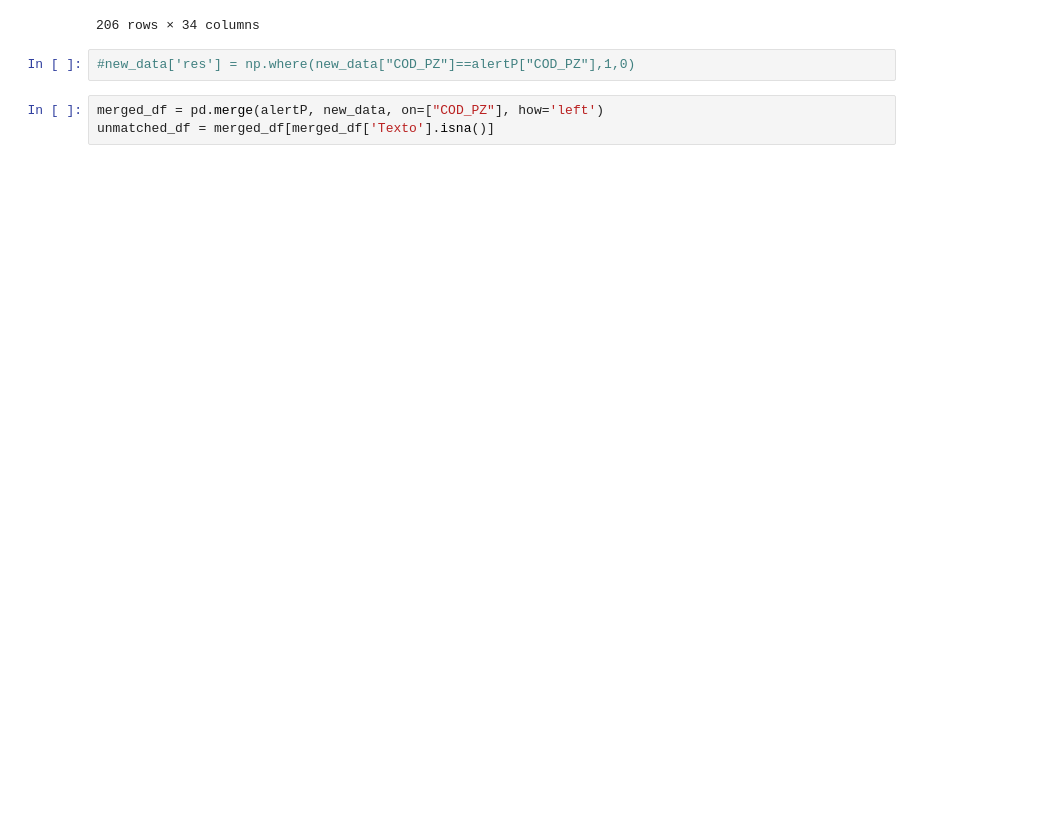
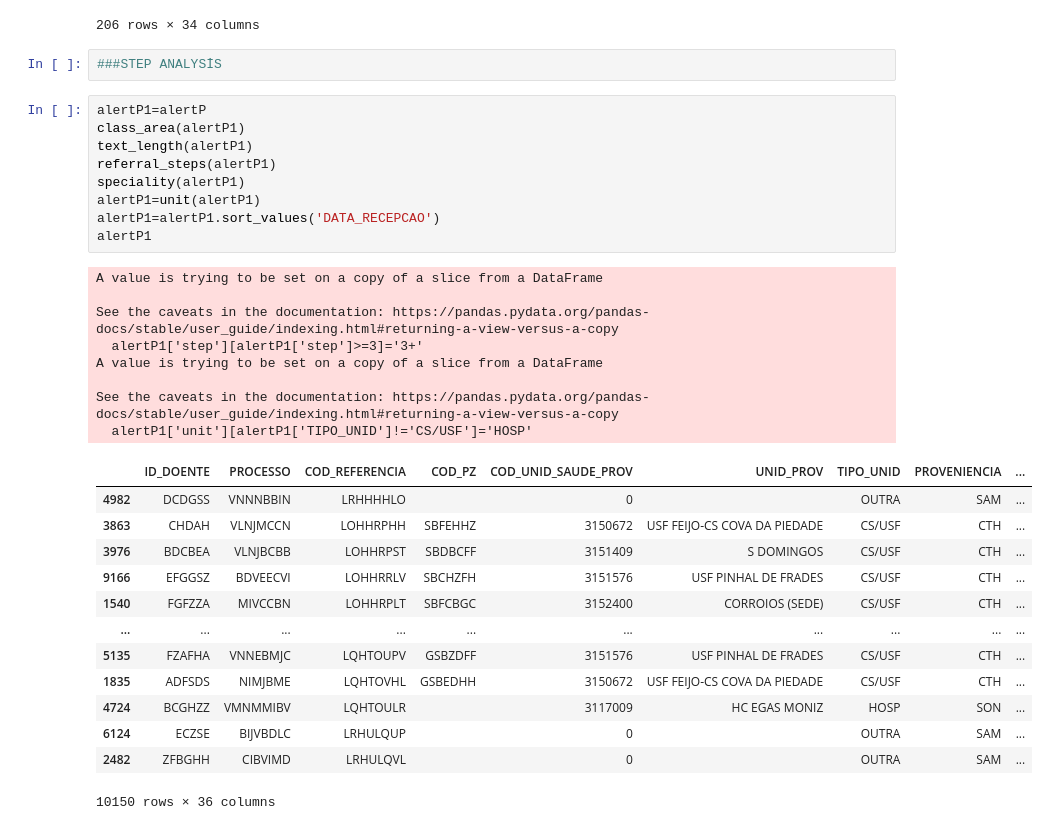
Before and after one commit to Data-Science-Knowledge-Center-Nova-SBE/PBL-HGO, a Jupyter notebook: merge_utku.ipynb, the cells around one changed output. Cells and saved outputs as stored; diff of their text form; blank space fills up the shorter version.

```diff
--- a/merge_utku.ipynb
+++ b/merge_utku.ipynb
@@ -149,8 +125,36 @@ merged_df[indexes]
 | 359 | FDCCBE | LLCLLBB | LSHPOQHP | ZDDEAEZF | 3150371.0 | USF S JOAO DO PRAGAL-CS ALMADA | CS/USF | CTH | ... |
 | 360 | SCZZHH | LIMCJV | LSHOVQSR | ZDZCZCDF | 3150671.0 | USF COVA DA PIEDADE-CS C PIEDA | CS/USF | CTH | ... |
 206 rows × 34 columns
-# %%
-#new_data['res'] = np.where(new_data["COD_PZ"]==alertP["COD_PZ"],1,0)
-# %%
-merged_df = pd.merge(alertP, new_data, on=["COD_PZ"], how='left')
-unmatched_df = merged_df[merged_df['Texto'].isna()]
+# %%
+###STEP ANALYSİS
+# %%
+alertP1=alertP
+class_area(alertP1)
+text_length(alertP1)
+referral_steps(alertP1)
+speciality(alertP1)
+alertP1=unit(alertP1)
+alertP1=alertP1.sort_values('DATA_RECEPCAO')
+alertP1
+# %% [output]
+A value is trying to be set on a copy of a slice from a DataFrame
+
+See the caveats in the documentation: https://pandas.pydata.org/pandas-docs/stable/user_guide/indexing.html#returning-a-view-versus-a-copy
+  alertP1['step'][alertP1['step']>=3]='3+'
+A value is trying to be set on a copy of a slice from a DataFrame
+
+See the caveats in the documentation: https://pandas.pydata.org/pandas-docs/stable/user_guide/indexing.html#returning-a-view-versus-a-copy
+  alertP1['unit'][alertP1['TIPO_UNID']!='CS/USF']='HOSP'
+|  | ID_DOENTE | PROCESSO | COD_REFERENCIA | COD_PZ | COD_UNID_SAUDE_PROV | UNID_PROV | TIPO_UNID | PROVENIENCIA | ... |
+| 4982 | DCDGSS | VNNNBBIN | LRHHHHLO |  | 0 |  | OUTRA | SAM | ... |
+| 3863 | CHDAH | VLNJMCCN | LOHHRPHH | SBFEHHZ | 3150672 | USF FEIJO-CS COVA DA PIEDADE | CS/USF | CTH | ... |
+| 3976 | BDCBEA | VLNJBCBB | LOHHRPST | SBDBCFF | 3151409 | S DOMINGOS | CS/USF | CTH | ... |
+| 9166 | EFGGSZ | BDVEECVI | LOHHRRLV | SBCHZFH | 3151576 | USF PINHAL DE FRADES | CS/USF | CTH | ... |
+| 1540 | FGFZZA | MIVCCBN | LOHHRPLT | SBFCBGC | 3152400 | CORROIOS (SEDE) | CS/USF | CTH | ... |
+| ... | ... | ... | ... | ... | ... | ... | ... | ... | ... |
+| 5135 | FZAFHA | VNNEBMJC | LQHTOUPV | GSBZDFF | 3151576 | USF PINHAL DE FRADES | CS/USF | CTH | ... |
+| 1835 | ADFSDS | NIMJBME | LQHTOVHL | GSBEDHH | 3150672 | USF FEIJO-CS COVA DA PIEDADE | CS/USF | CTH | ... |
+| 4724 | BCGHZZ | VMNMMIBV | LQHTOULR |  | 3117009 | HC EGAS MONIZ | HOSP | SON | ... |
+| 6124 | ECZSE | BIJVBDLC | LRHULQUP |  | 0 |  | OUTRA | SAM | ... |
+| 2482 | ZFBGHH | CIBVIMD | LRHULQVL |  | 0 |  | OUTRA | SAM | ... |
+10150 rows × 36 columns
```
Also changed, not shown: parts of 15 cells of this notebook.
